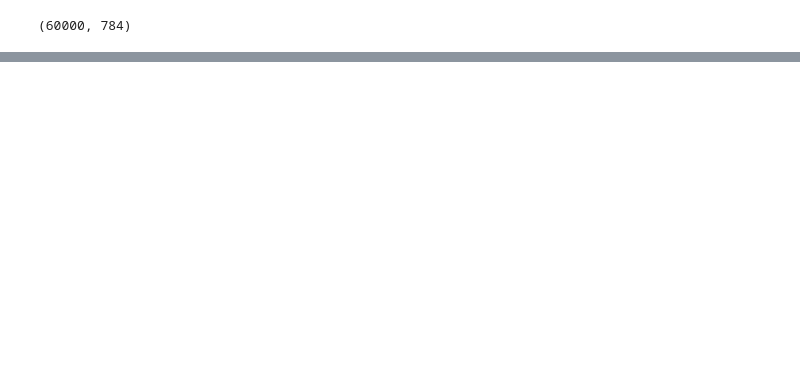
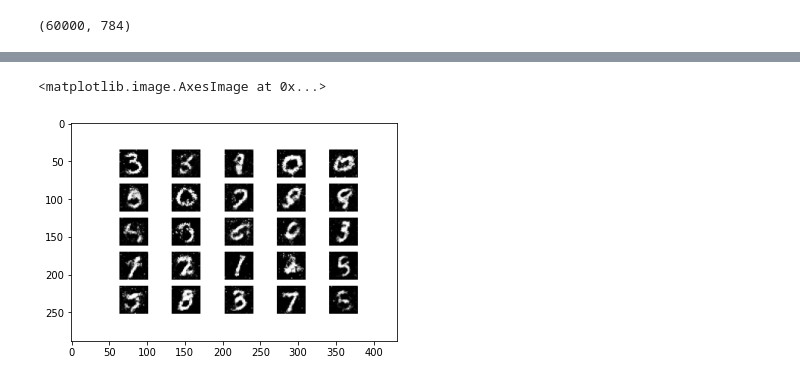
Before and after one commit to doantronghieu/COMPUTER_VISION, a Jupyter notebook: UDM_Lazy_Programmer_Inc_De_Le_Ad_Co_Vi/TF2_GAN.ipynb, the cells around one changed output, grey strips where cells are left out. Saved outputs shown, nothing was run; the diff lists cells and outputs as text; code cells hidden in the pictures; blank space fills up the shorter version.

```diff
--- a/UDM_Lazy_Programmer_Inc_De_Le_Ad_Co_Vi/TF2_GAN.ipynb
+++ b/UDM_Lazy_Programmer_Inc_De_Le_Ad_Co_Vi/TF2_GAN.ipynb
@@ -162,0 +206,6 @@ for epoch in range(epochs):
+# %%
+a = imread('gan_images/5000.png')
+plt.imshow(a)
+# %% [output]
+<matplotlib.image.AxesImage at 0x...>
+[figure, added]
```
Also changed, not shown: parts of 9 cells of this notebook.
